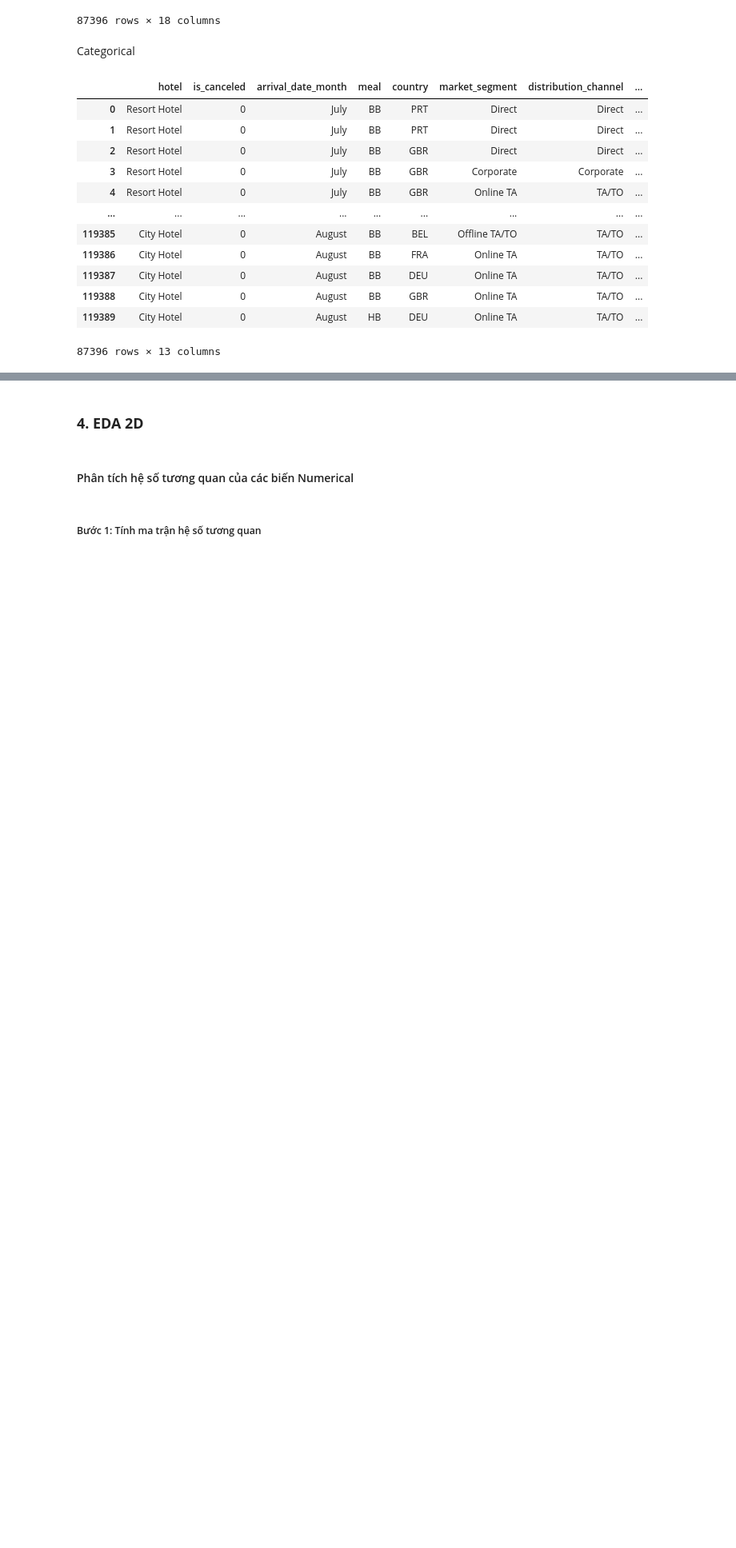
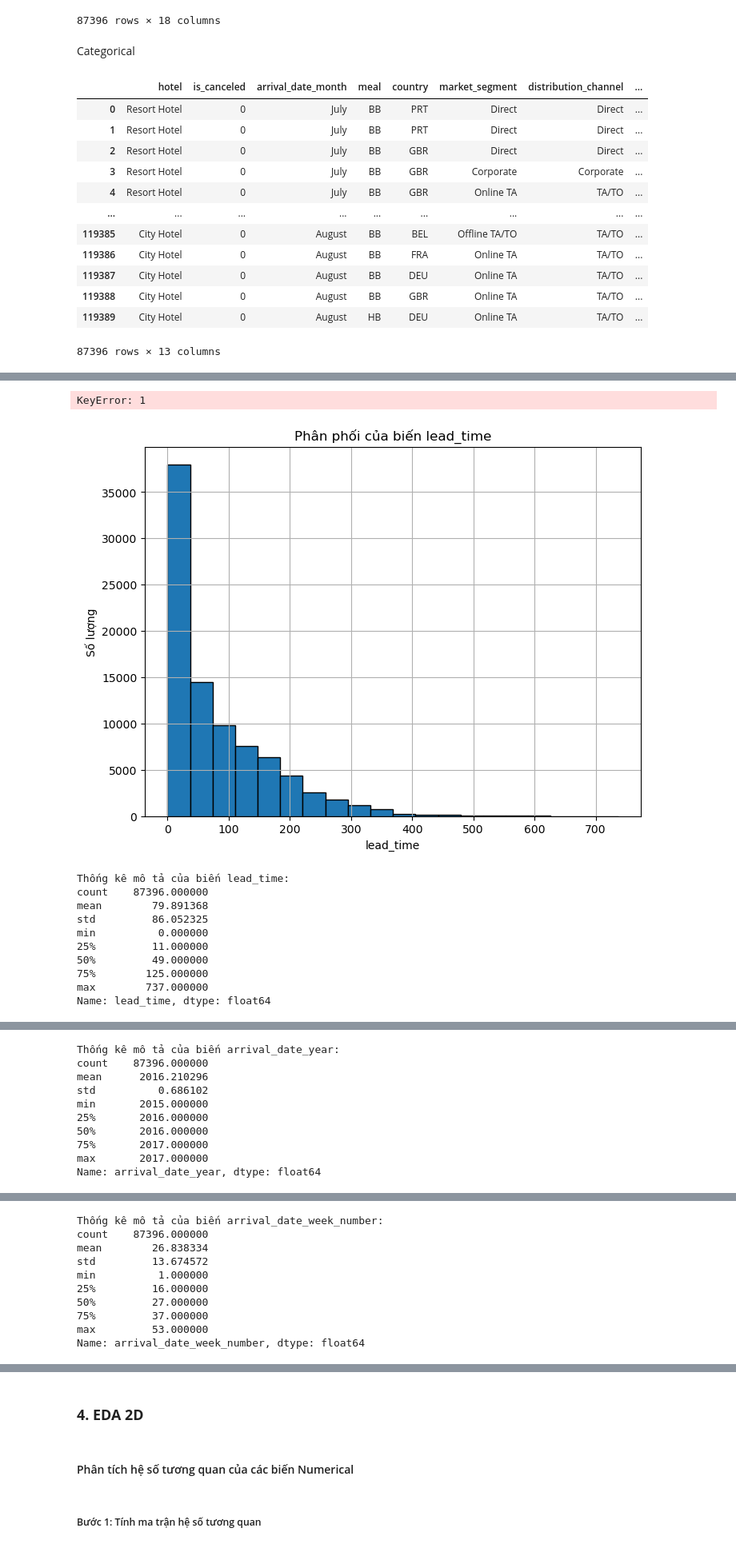
Before and after one commit to nmgbao2505/Lab_Data_Visualization, a Jupyter notebook: Final Project/21127221_21127583_21127739.ipynb, the cells around one changed output, grey strips where cells are left out. Shown at 80% size. Drawn from its saved outputs; the diff is of its cells as text; code cells hidden in the pictures; blank space fills up the shorter version.

```diff
--- a/Final Project/21127221_21127583_21127739.ipynb
+++ b/Final Project/21127221_21127583_21127739.ipynb
@@ -492,3 +492,10 @@ cat_col_df
 | 119388 | City Hotel | 0 | August | BB | GBR | Online TA | TA/TO | ... |
 | 119389 | City Hotel | 0 | August | HB | DEU | Online TA | TA/TO | ... |
 87396 rows × 13 columns
+# %%
+print("\nTỷ lệ của biến cate:")
+for column in cat_col_df.columns:
+    category_ratios = cat_col_df[column].value_counts(normalize=True) * 100
+    print(f"\n{column}:")
+    for index, value in category_ratios.items():
+        print(f"{index}: {value:.2f}%")
@@ -494,0 +520,38 @@ cat_col_df
+# %%
+# Phân tích tỷ lệ của biến 'is_canceled' theo 'hotel'
+cancel_hotel = data.groupby(['hotel', 'is_canceled']).size().unstack()
+
+# Tính tỷ lệ hủy đặt phòng
+cancel_hotel['cancel_ratio'] = cancel_hotel[1] / cancel_hotel.sum(axis=1) * 100
+
+# In ra bảng kết quả
+print("\nTỷ lệ hủy đặt phòng theo loại khách sạn:")
+print(cancel_hotel)
+# %% [output]
+KeyError: 1
+# %%
+for column in num_col_df.columns:
+    # Biểu đồ histogram
+    plt.figure(figsize=(8, 6))
+    plt.hist(data[column], bins=20, edgecolor='black')
+    plt.title(f'Phân phối của biến {column}')
+    plt.xlabel(column)
+    plt.ylabel('Số lượng')
+    plt.grid(True)
+    plt.show()
+
+    # Thống kê mô tả
+    print(f"\nThống kê mô tả của biến {column}:")
+    print(data[column].describe())
+# %% [output]
+[figure, added]
+Thống kê mô tả của biến lead_time:
+count    87396.000000
+mean        79.891368
+std         86.052325
+min          0.000000
+25%         11.000000
+50%         49.000000
+75%        125.000000
+max        737.000000
+Name: lead_time, dtype: float64
@@ -494,0 +559,10 @@ cat_col_df
+Thống kê mô tả của biến arrival_date_year:
+count    87396.000000
+mean      2016.210296
+std          0.686102
+min       2015.000000
+25%       2016.000000
+50%       2016.000000
+75%       2017.000000
+max       2017.000000
+Name: arrival_date_year, dtype: float64
@@ -494,0 +570,10 @@ cat_col_df
+Thống kê mô tả của biến arrival_date_week_number:
+count    87396.000000
+mean        26.838334
+std         13.674572
+min          1.000000
+25%         16.000000
+50%         27.000000
+75%         37.000000
+max         53.000000
+Name: arrival_date_week_number, dtype: float64
```
Also changed, not shown: parts of 3 cells of this notebook.
